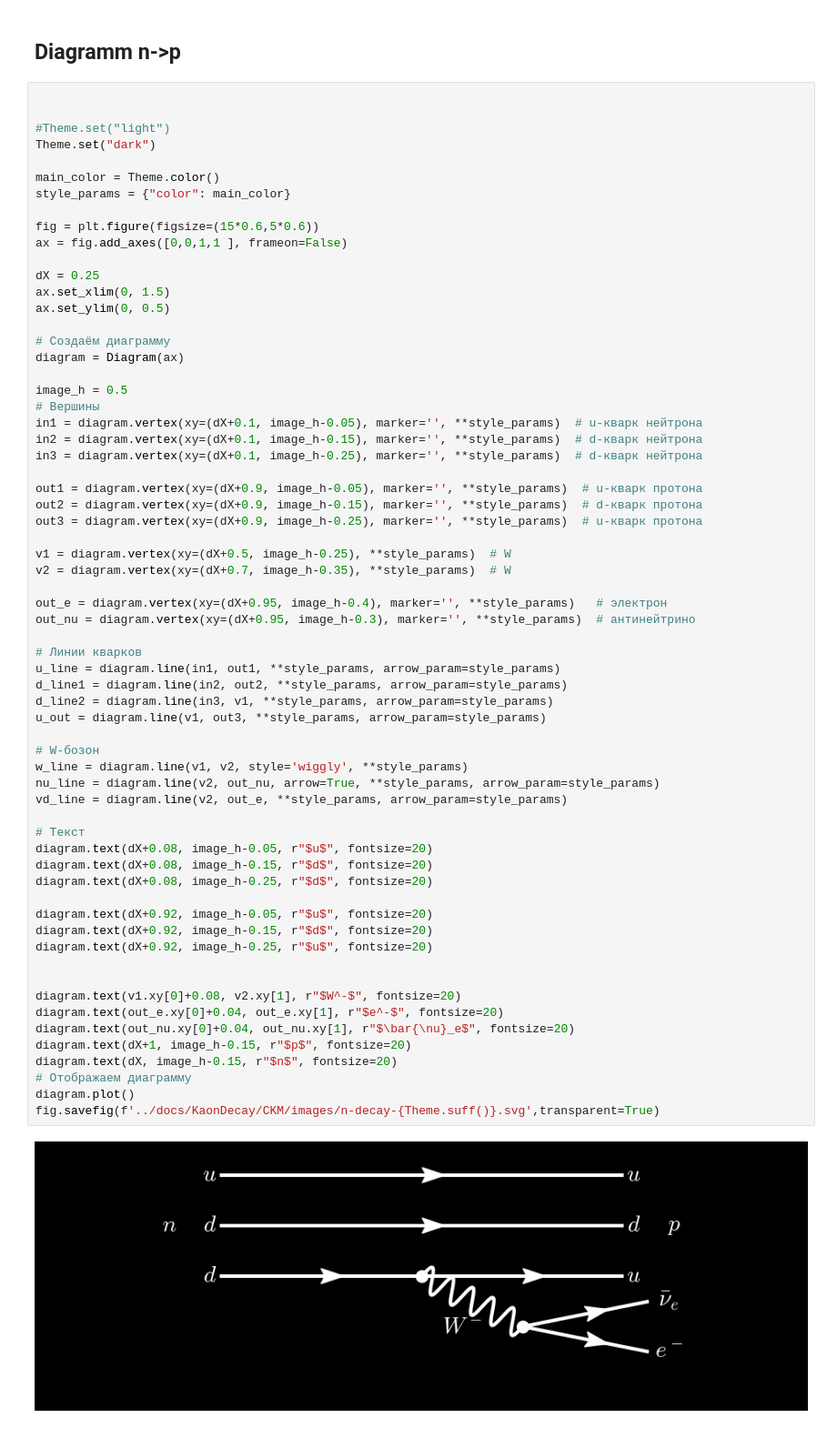
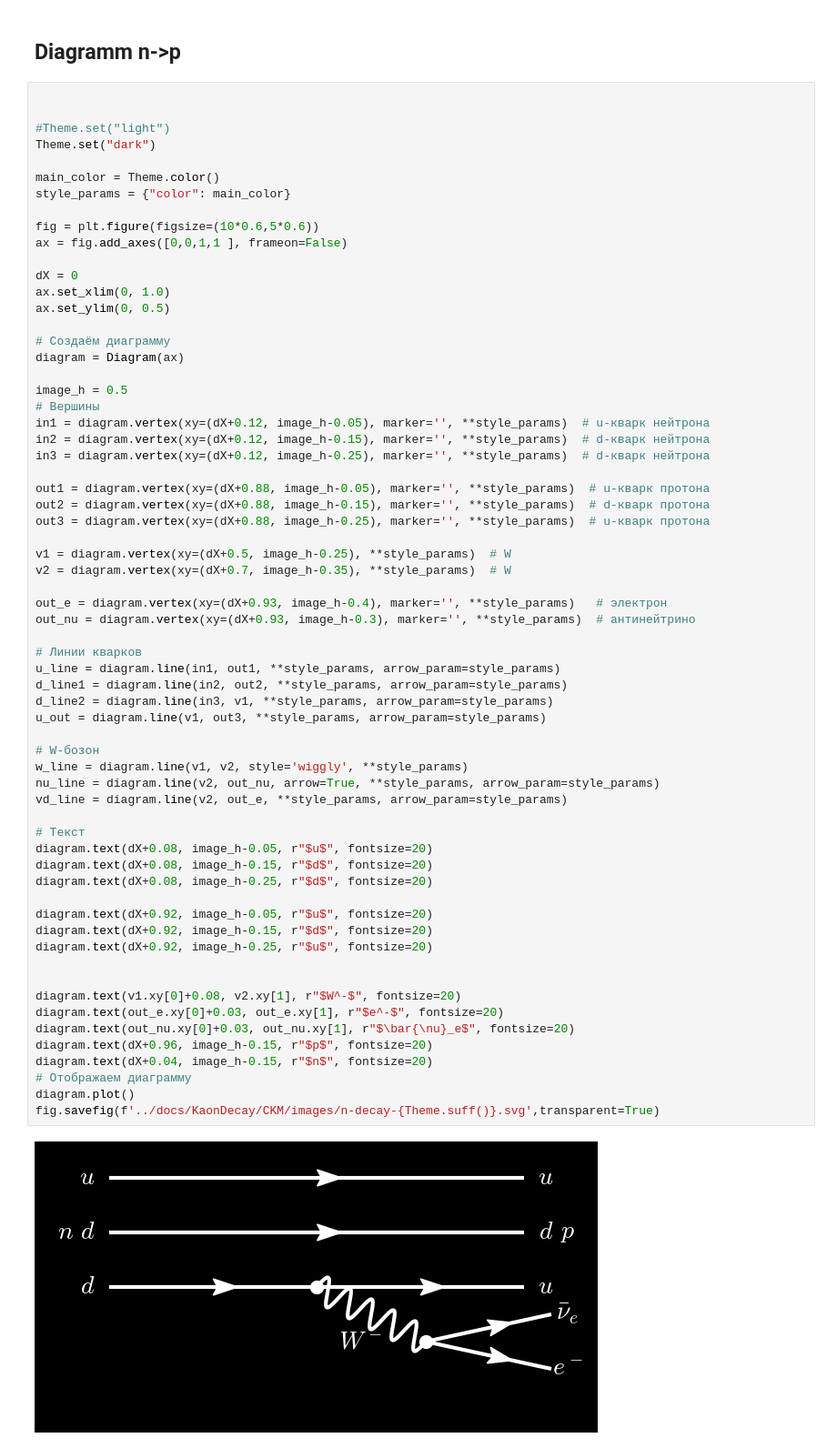
Before and after one commit to PhysCourse/Phenomenology, a Jupyter notebook: plots_with_python/plots_part2.ipynb, the cells around one changed output. Shown at 91% size. Cells and saved outputs as stored; diff of their text form.

```diff
--- a/plots_with_python/plots_part2.ipynb
+++ b/plots_with_python/plots_part2.ipynb
@@ -89,11 +89,11 @@ Theme.set("dark")
 main_color = Theme.color()
 style_params = {"color": main_color}
 
-fig = plt.figure(figsize=(15*0.6,5*0.6))
+fig = plt.figure(figsize=(10*0.6,5*0.6))
 ax = fig.add_axes([0,0,1,1 ], frameon=False)
 
-dX = 0.25
-ax.set_xlim(0, 1.5)
+dX = 0
+ax.set_xlim(0, 1.0)
 ax.set_ylim(0, 0.5)
 
 # Создаём диаграмму
@@ -101,50 +101,50 @@ diagram = Diagram(ax)
 
 image_h = 0.5
 # Вершины
-in1 = diagram.vertex(xy=(dX+0.1, image_h-0.05), marker='', **style_params)  # u-кварк нейтрона
-in2 = diagram.vertex(xy=(dX+0.1, image_h-0.15), marker='', **style_params)  # d-кварк нейтрона
-in3 = diagram.vertex(xy=(dX+0.1, image_h-0.25), marker='', **style_params)  # d-кварк нейтрона
+in1 = diagram.vertex(xy=(dX+0.12, image_h-0.05), marker='', **style_params)  # u-кварк нейтрона
+in2 = diagram.vertex(xy=(dX+0.12, image_h-0.15), marker='', **style_params)  # d-кварк нейтрона
+in3 = diagram.vertex(xy=(dX+0.12, image_h-0.25), marker='', **style_params)  # d-кварк нейтрона
 
-out1 = diagram.vertex(xy=(dX+0.9, image_h-0.05), marker='', **style_params)  # u-кварк протона
-out2 = diagram.vertex(xy=(dX+0.9, image_h-0.15), marker='', **style_params)  # d-кварк протона
-out3 = diagram.vertex(xy=(dX+0.9, image_h-0.25), marker='', **style_params)  # u-кварк протона
+out1 = diagram.vertex(xy=(dX+0.88, image_h-0.05), marker='', **style_params)  # u-кварк протона
+out2 = diagram.vertex(xy=(dX+0.88, image_h-0.15), marker='', **style_params)  # d-кварк протона
+out3 = diagram.vertex(xy=(dX+0.88, image_h-0.25), marker='', **style_params)  # u-кварк протона
 
 v1 = diagram.vertex(xy=(dX+0.5, image_h-0.25), **style_params)  # W
 v2 = diagram.vertex(xy=(dX+0.7, image_h-0.35), **style_params)  # W
 
-out_e = diagram.vertex(xy=(dX+0.95, image_h-0.4), marker='', **style_params)   # электрон
-out_nu = diagram.vertex(xy=(dX+0.95, image_h-0.3), marker='', **style_params)  # антинейтрино
+out_e = diagram.vertex(xy=(dX+0.93, image_h-0.4), marker='', **style_params)   # электрон
+out_nu = diagram.vertex(xy=(dX+0.93, image_h-0.3), marker='', **style_params)  # антинейтрино
 
 # Линии кварков
 u_line = diagram.line(in1, out1, **style_params, arrow_param=style_params)
 d_line1 = diagram.line(in2, out2, **style_params, arrow_param=style_params)
 d_line2 = diagram.line(in3, v1, **style_params, arrow_param=style_params)
 u_out = diagram.line(v1, out3, **style_params, arrow_param=style_params)
 
 # W-бозон
 w_line = diagram.line(v1, v2, style='wiggly', **style_params)
 nu_line = diagram.line(v2, out_nu, arrow=True, **style_params, arrow_param=style_params)
 vd_line = diagram.line(v2, out_e, **style_params, arrow_param=style_params)
 
 # Текст
 diagram.text(dX+0.08, image_h-0.05, r"$u$", fontsize=20)
 diagram.text(dX+0.08, image_h-0.15, r"$d$", fontsize=20)
 diagram.text(dX+0.08, image_h-0.25, r"$d$", fontsize=20)
 
 diagram.text(dX+0.92, image_h-0.05, r"$u$", fontsize=20)
 diagram.text(dX+0.92, image_h-0.15, r"$d$", fontsize=20)
 diagram.text(dX+0.92, image_h-0.25, r"$u$", fontsize=20)
 
 
 diagram.text(v1.xy[0]+0.08, v2.xy[1], r"$W^-$", fontsize=20)
-diagram.text(out_e.xy[0]+0.04, out_e.xy[1], r"$e^-$", fontsize=20)
-diagram.text(out_nu.xy[0]+0.04, out_nu.xy[1], r"$\bar{\nu}_e$", fontsize=20)
-diagram.text(dX+1, image_h-0.15, r"$p$", fontsize=20)
-diagram.text(dX, image_h-0.15, r"$n$", fontsize=20)
+diagram.text(out_e.xy[0]+0.03, out_e.xy[1], r"$e^-$", fontsize=20)
+diagram.text(out_nu.xy[0]+0.03, out_nu.xy[1], r"$\bar{\nu}_e$", fontsize=20)
+diagram.text(dX+0.96, image_h-0.15, r"$p$", fontsize=20)
+diagram.text(dX+0.04, image_h-0.15, r"$n$", fontsize=20)
 # Отображаем диаграмму
 diagram.plot()
 fig.savefig(f'../docs/KaonDecay/CKM/images/n-decay-{Theme.suff()}.svg',transparent=True)
 # %% [output]
-[figure, old version]
+[figure, new version]
 # %%
 
```
Also changed, not shown: parts of 14 cells of this notebook, 33 other files.
